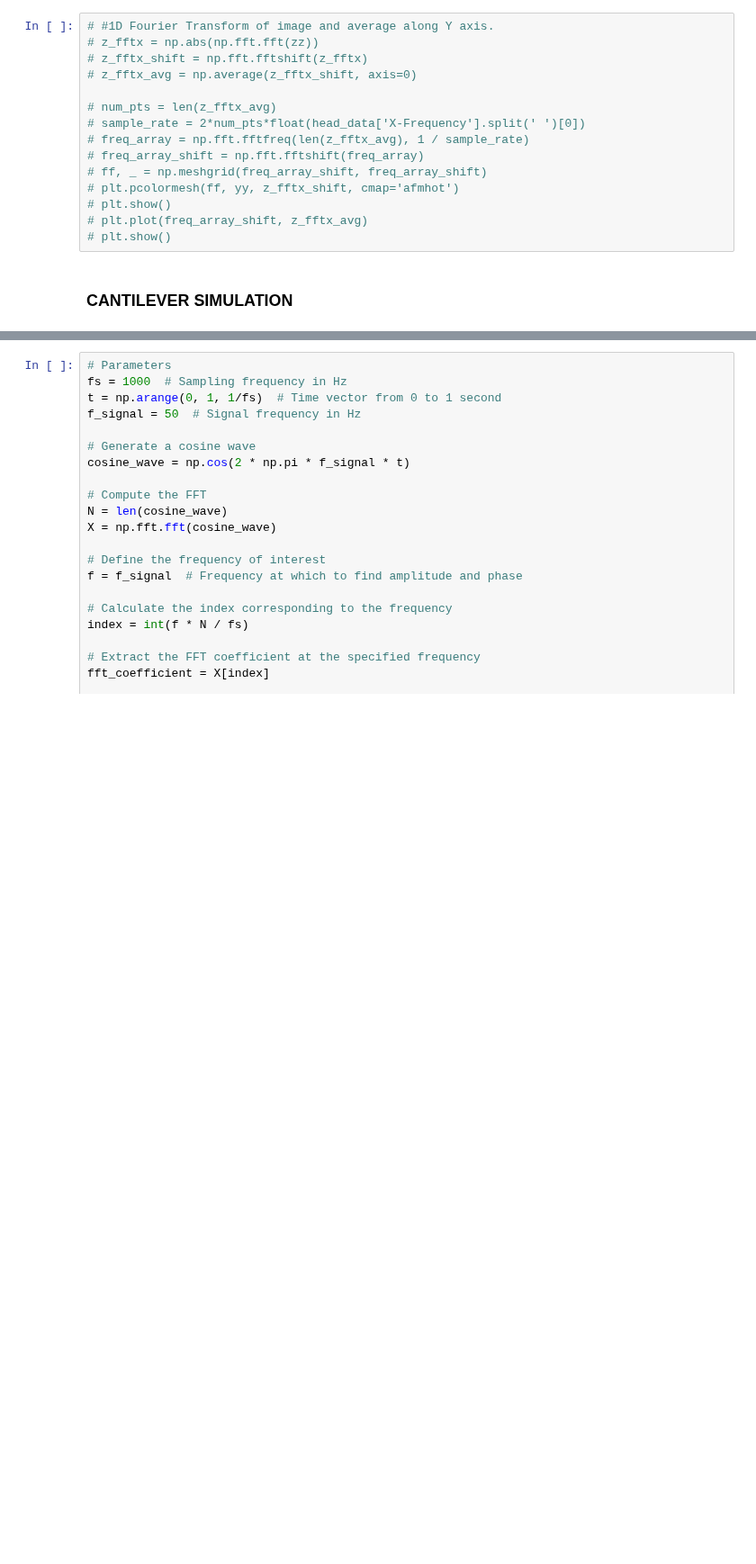
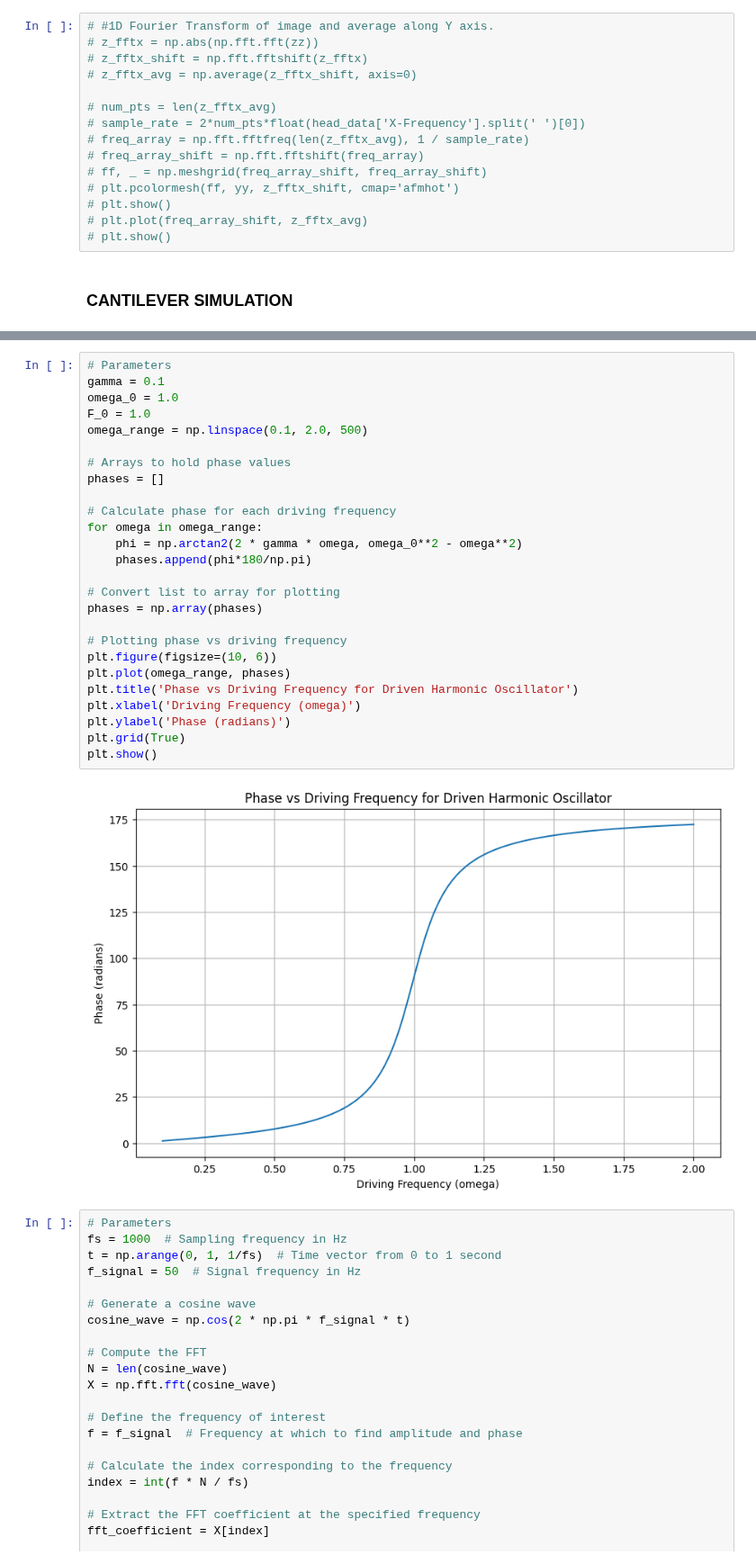
Before and after one commit to PranavSudersan/AFM-Dashboard, a Jupyter notebook: AFM Dashboard.ipynb, the cells around one changed output, grey strips where cells are left out. Shown at 90% size. Drawn from its saved outputs; the diff is of its cells as text; blank space fills up the shorter version.

```diff
--- a/AFM Dashboard.ipynb
+++ b/AFM Dashboard.ipynb
@@ -5812,3 +5944,31 @@ F0/(mc*gamma*wc)
+# %%
+# Parameters
+gamma = 0.1
+omega_0 = 1.0
+F_0 = 1.0
+omega_range = np.linspace(0.1, 2.0, 500)
+
+# Arrays to hold phase values
+phases = []
+
+# Calculate phase for each driving frequency
+for omega in omega_range:
+    phi = np.arctan2(2 * gamma * omega, omega_0**2 - omega**2)
+    phases.append(phi*180/np.pi)
+
+# Convert list to array for plotting
+phases = np.array(phases)
+
+# Plotting phase vs driving frequency
+plt.figure(figsize=(10, 6))
+plt.plot(omega_range, phases)
+plt.title('Phase vs Driving Frequency for Driven Harmonic Oscillator')
+plt.xlabel('Driving Frequency (omega)')
+plt.ylabel('Phase (radians)')
+plt.grid(True)
+plt.show()
+# %% [output]
+[figure, added]
 # %%
 # Parameters
 fs = 1000  # Sampling frequency in Hz
```
Also changed, not shown: parts of 4 cells of this notebook.
